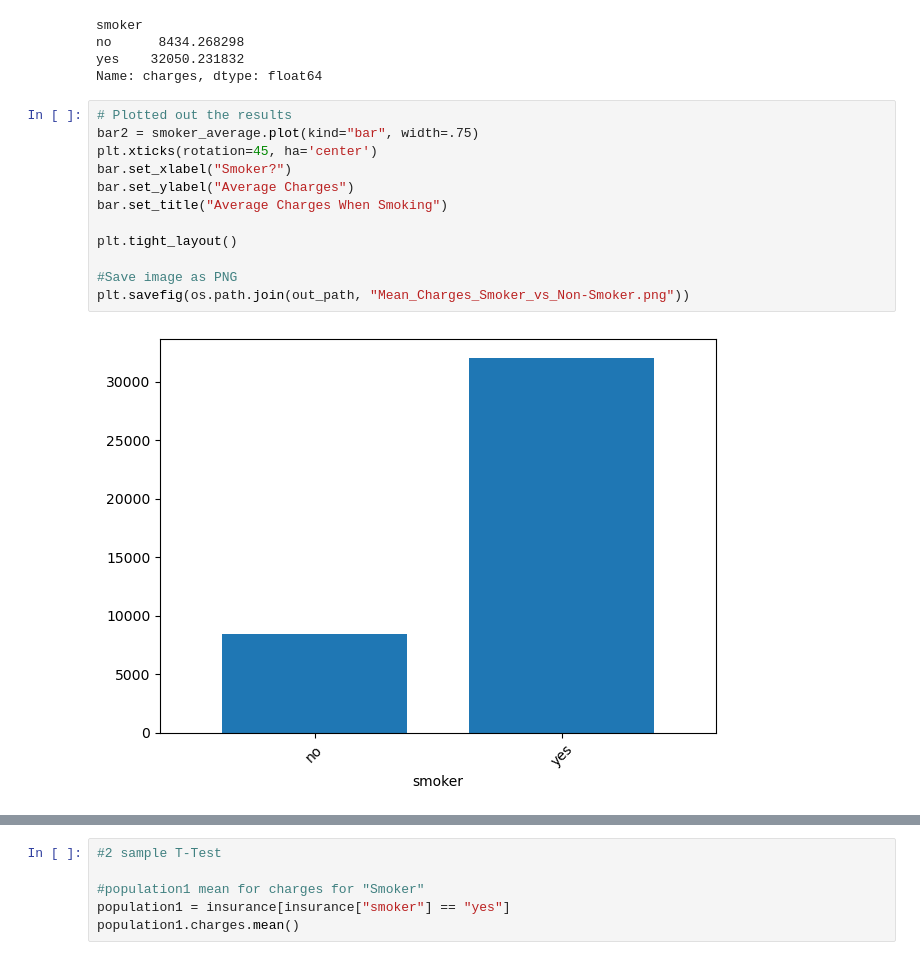
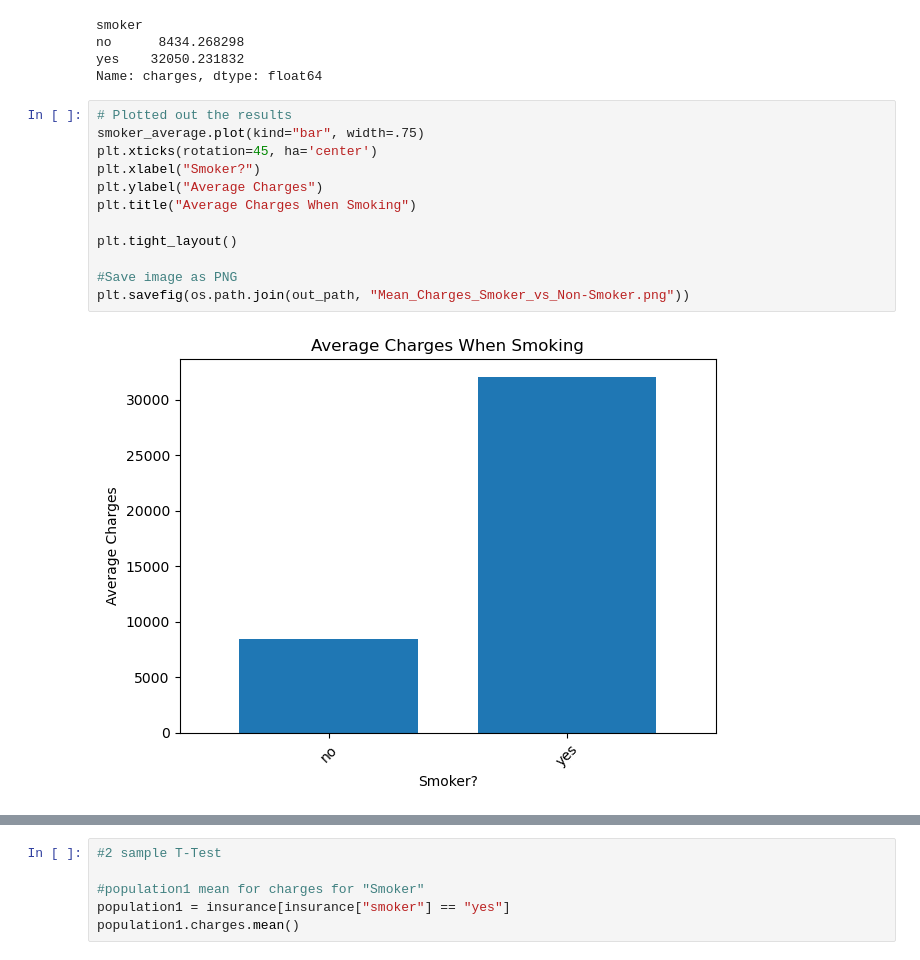
Before and after one commit to Handro4/Bootcamp-Project1, a Jupyter notebook: main.py/Healthcare.ipynb, the cells around one changed output, grey strips where cells are left out. Cells and saved outputs as stored; diff of their text form.

```diff
--- a/main.py/Healthcare.ipynb
+++ b/main.py/Healthcare.ipynb
@@ -420,15 +520,15 @@ yes    32050.231832
 Name: charges, dtype: float64
 # %%
 # Plotted out the results
-bar2 = smoker_average.plot(kind="bar", width=.75)
+smoker_average.plot(kind="bar", width=.75)
 plt.xticks(rotation=45, ha='center')
-bar.set_xlabel("Smoker?")
-bar.set_ylabel("Average Charges")
-bar.set_title("Average Charges When Smoking")
+plt.xlabel("Smoker?")
+plt.ylabel("Average Charges")
+plt.title("Average Charges When Smoking")
 
 plt.tight_layout()
 
 #Save image as PNG
 plt.savefig(os.path.join(out_path, "Mean_Charges_Smoker_vs_Non-Smoker.png"))
 # %% [output]
-[figure, old version]
+[figure, new version]
```
Also changed, not shown: parts of 20 cells of this notebook, 13 other files.
